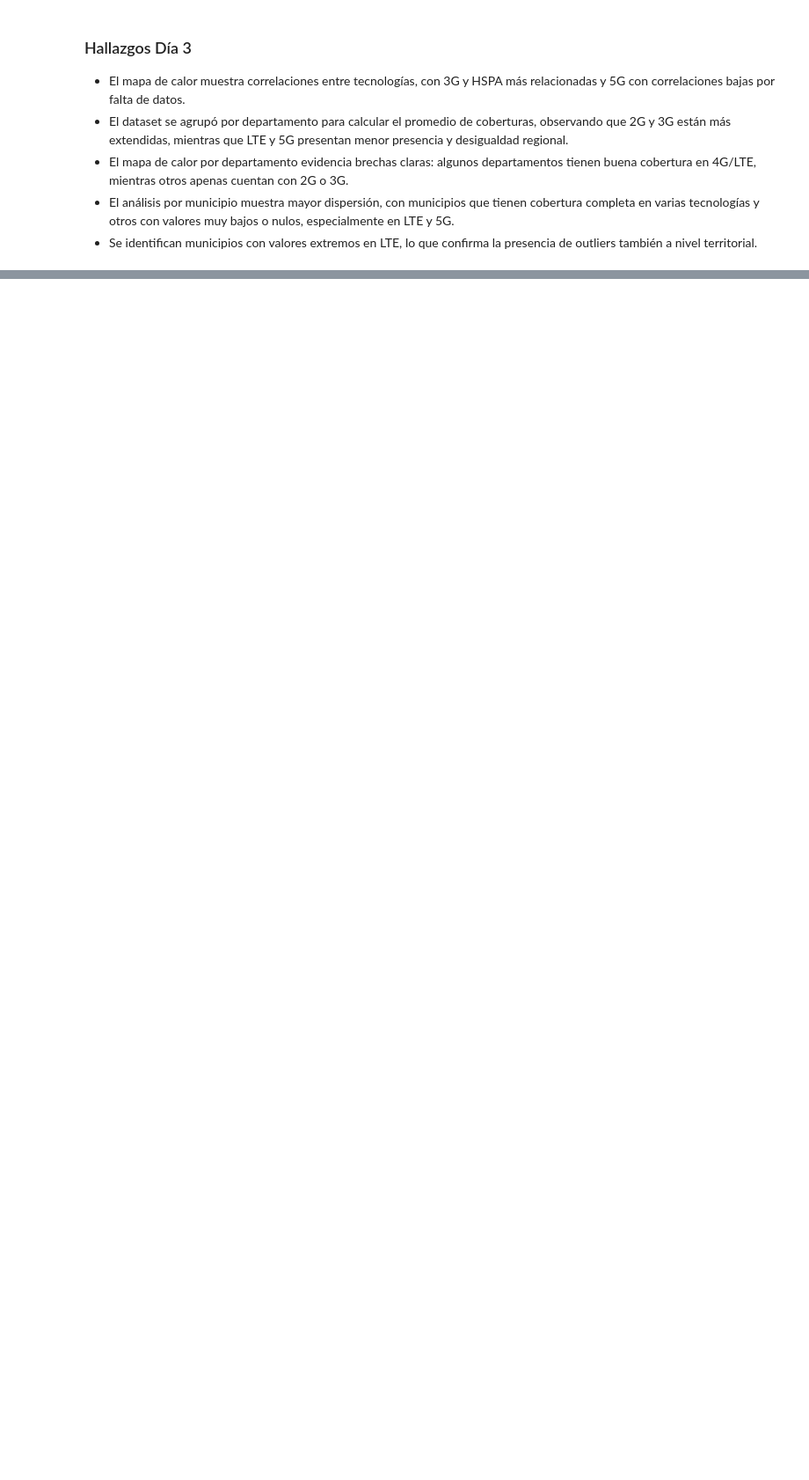
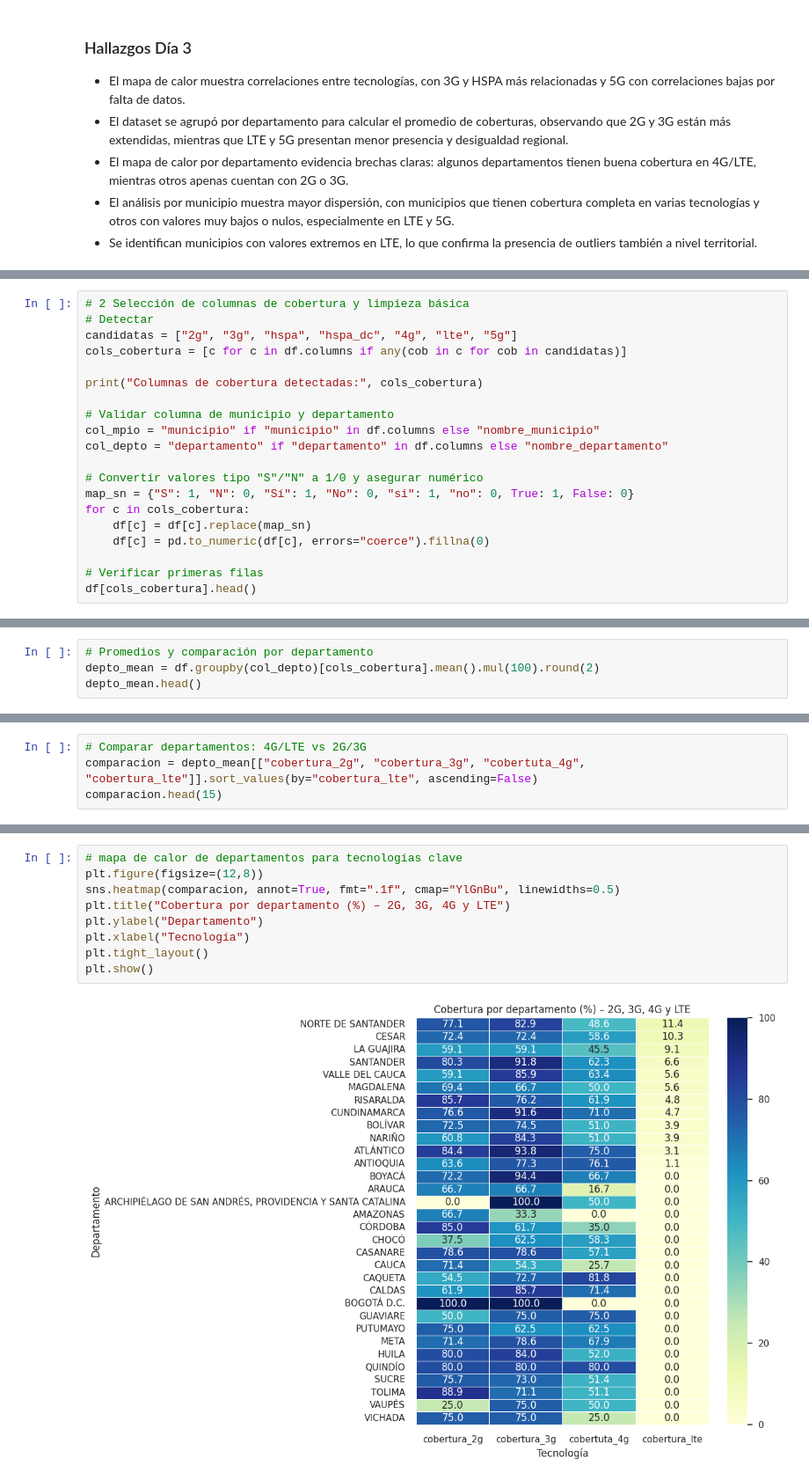
Before and after one commit to kevinbn12/PROYECTO-ANALITICA_DE_DATOS, a Jupyter notebook: data/processed/EDA.ipynb, the cells around one changed output, grey strips where cells are left out. Shown at 88% size. Cells and saved outputs as stored; diff of their text form; blank space fills up the shorter version.

```diff
--- a/data/processed/EDA.ipynb
+++ b/data/processed/EDA.ipynb
@@ -272,0 +321,20 @@ plt.show()
+# %%
+# 2 Selección de columnas de cobertura y limpieza básica
+# Detectar
+candidatas = ["2g", "3g", "hspa", "hspa_dc", "4g", "lte", "5g"]
+cols_cobertura = [c for c in df.columns if any(cob in c for cob in candidatas)]
+
+print("Columnas de cobertura detectadas:", cols_cobertura)
+
+# Validar columna de municipio y departamento
+col_mpio = "municipio" if "municipio" in df.columns else "nombre_municipio"
+col_depto = "departamento" if "departamento" in df.columns else "nombre_departamento"
+
+# Convertir valores tipo "S"/"N" a 1/0 y asegurar numérico
+map_sn = {"S": 1, "N": 0, "Sí": 1, "No": 0, "si": 1, "no": 0, True: 1, False: 0}
+for c in cols_cobertura:
+    df[c] = df[c].replace(map_sn)
+    df[c] = pd.to_numeric(df[c], errors="coerce").fillna(0)
+
+# Verificar primeras filas
+df[cols_cobertura].head()
@@ -272,0 +418,4 @@ plt.show()
+# %%
+# Promedios y comparación por departamento
+depto_mean = df.groupby(col_depto)[cols_cobertura].mean().mul(100).round(2)
+depto_mean.head()
@@ -272,0 +430,4 @@ plt.show()
+# %%
+# Comparar departamentos: 4G/LTE vs 2G/3G
+comparacion = depto_mean[["cobertura_2g", "cobertura_3g", "cobertuta_4g", "cobertura_lte"]].sort_values(by="cobertura_lte", ascending=False)
+comparacion.head(15)
@@ -272,0 +452,11 @@ plt.show()
+# %%
+# mapa de calor de departamentos para tecnologías clave
+plt.figure(figsize=(12,8))
+sns.heatmap(comparacion, annot=True, fmt=".1f", cmap="YlGnBu", linewidths=0.5)
+plt.title("Cobertura por departamento (%) – 2G, 3G, 4G y LTE")
+plt.ylabel("Departamento")
+plt.xlabel("Tecnología")
+plt.tight_layout()
+plt.show()
+# %% [output]
+[figure, added]
```
Also changed, not shown: parts of 35 cells of this notebook.
